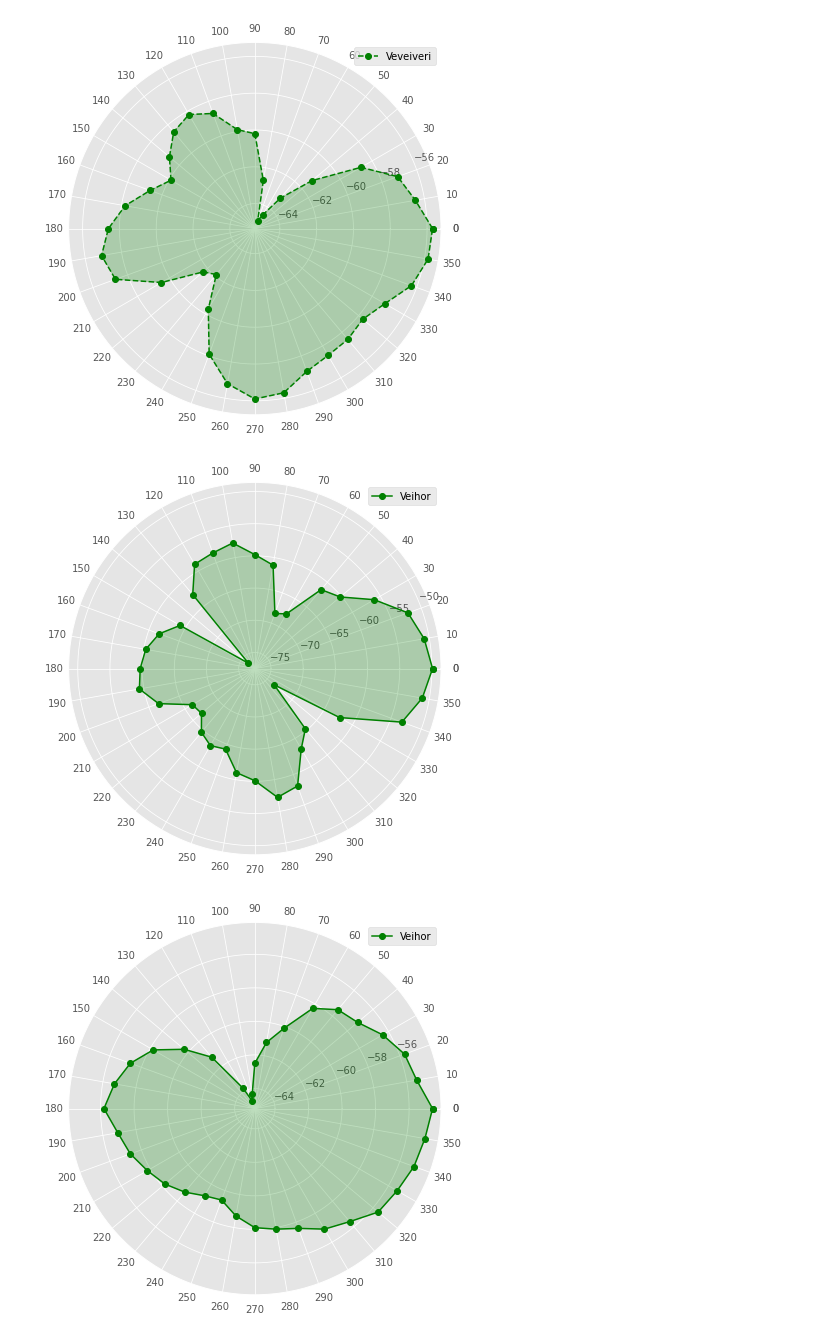
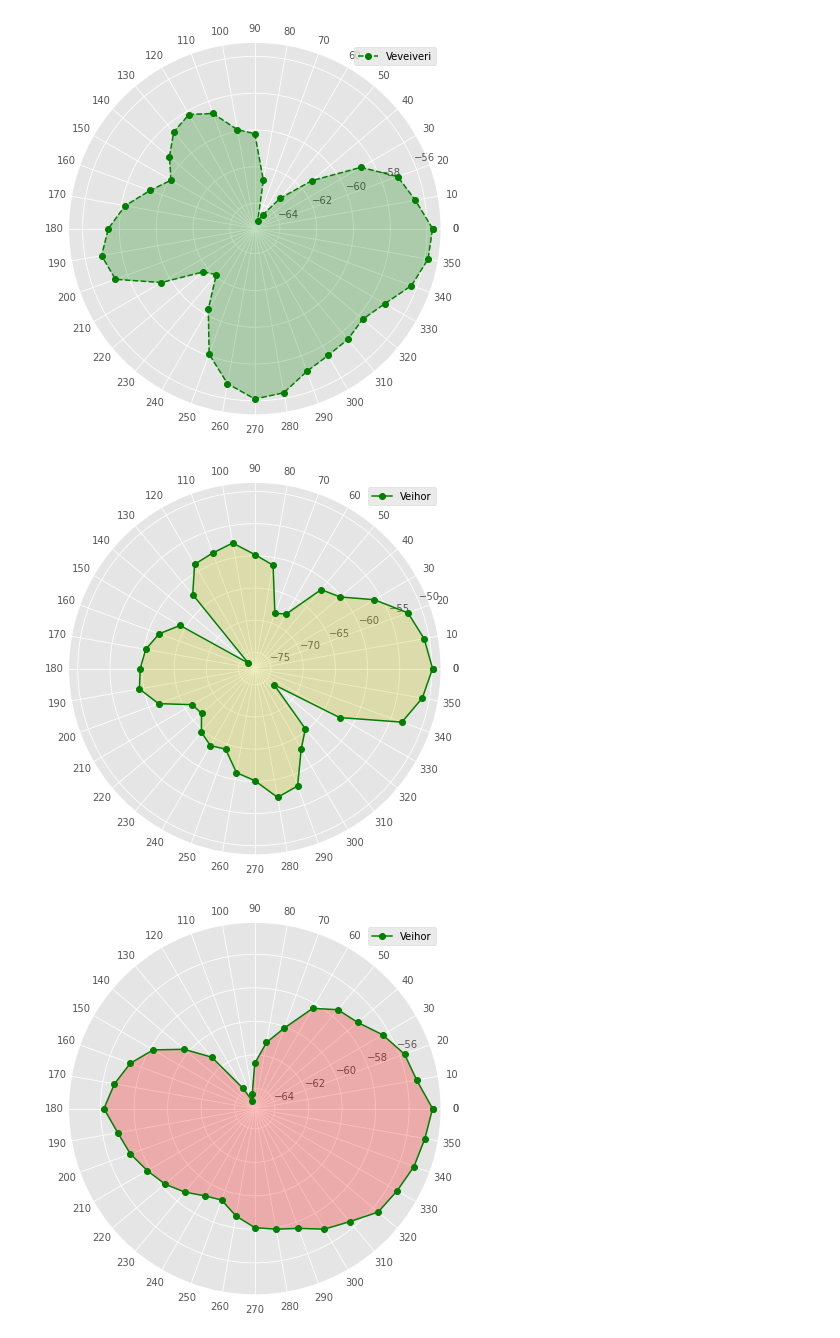
Before and after one commit to ryanhafid/Matplotlib, a Jupyter notebook: radar_chart.ipynb, the cells around one changed output. Saved outputs shown, nothing was run; the diff lists cells and outputs as text; code cells hidden in the pictures.

```diff
--- a/radar_chart.ipynb
+++ b/radar_chart.ipynb
@@ -71,7 +71,7 @@ ax=fig.add_subplot(polar=True)
 #veihor plot
 ax.plot(angles,veihor, 'o-', color='g', label='Veihor')
 #fill plot
-ax.fill(angles, veihor, alpha=0.25, color='g')
+ax.fill(angles, veihor, alpha=0.25, color='y')
 #Add labels
 ax.set_thetagrids(angles * 180/np.pi, subjects)
 plt.grid(True)
@@ -81,24 +81,24 @@ plt.tight_layout()
 plt.legend()
 plt.show()
 # %% [output]
-[figure, old version]
+[figure, new version]
 # %%
 fig=plt.figure(figsize=(6,6))
 ax=fig.add_subplot(polar=True)
 #horiver plot
 ax.plot(angles,horiver, 'o-', color='g', label='Veihor')
 #fill plot
-ax.fill(angles, horiver, alpha=0.25, color='g')
+ax.fill(angles, horiver, alpha=0.25, color='r')
 #Add labels
 ax.set_thetagrids(angles * 180/np.pi, subjects)
 plt.grid(True)
 
 
 plt.tight_layout()
 plt.legend()
 plt.show()
 # %% [output]
-[figure, old version]
+[figure, new version]
 # %%
 fig=plt.figure(figsize=(6,6))
 ax=fig.add_subplot(polar=True)
```
Also changed, not shown: parts of 1 cell of this notebook.
